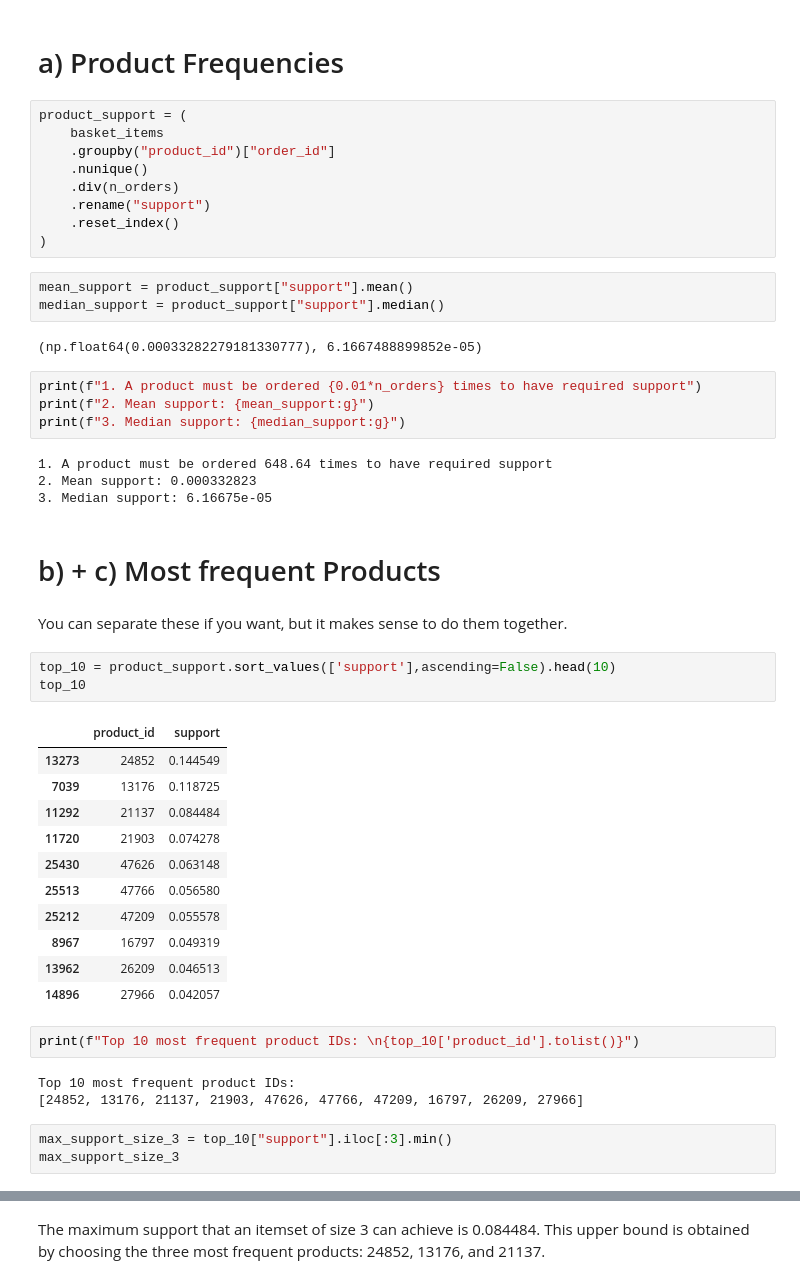
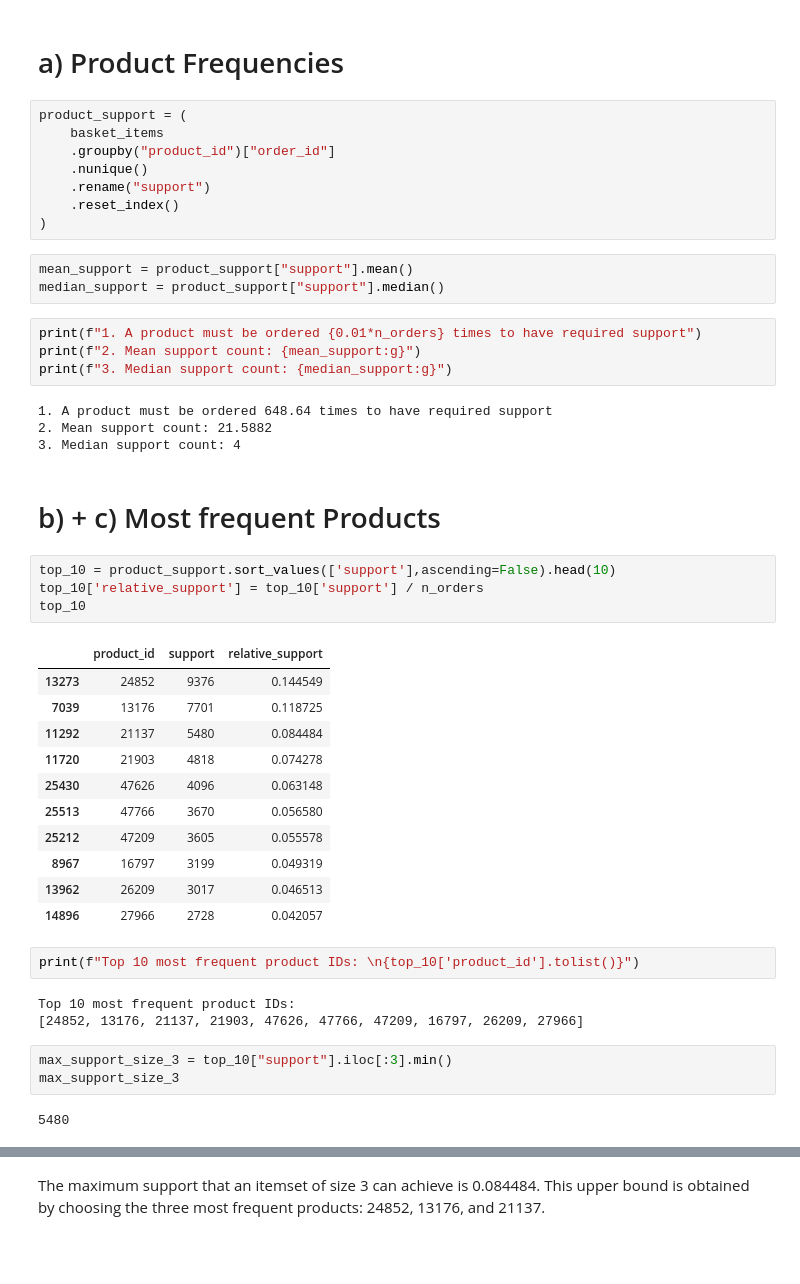
Before and after one commit to Vaetarium/IDS25WS_Assignment, a Jupyter notebook: Part2/files/Q1_market_basket_analysis.ipynb, the cells around one changed output, grey strips where cells are left out. Drawn from its saved outputs; the diff is of its cells as text; blank space fills up the shorter version.

```diff
--- a/Part2/files/Q1_market_basket_analysis.ipynb
+++ b/Part2/files/Q1_market_basket_analysis.ipynb
@@ -55,42 +43,38 @@ product_support = (
     basket_items
     .groupby("product_id")["order_id"]
     .nunique()
-    .div(n_orders)
     .rename("support")
     .reset_index()
 )
 # %%
 mean_support = product_support["support"].mean()
 median_support = product_support["support"].median()
-# %% [output]
-(np.float64(0.00033282279181330777), 6.1667488899852e-05)
 # %%
 print(f"1. A product must be ordered {0.01*n_orders} times to have required support")
-print(f"2. Mean support: {mean_support:g}")
-print(f"3. Median support: {median_support:g}")
+print(f"2. Mean support count: {mean_support:g}")
+print(f"3. Median support count: {median_support:g}")
 # %% [output]
 1. A product must be ordered 648.64 times to have required support
-2. Mean support: 0.000332823
-3. Median support: 6.16675e-05
+2. Mean support count: 21.5882
+3. Median support count: 4
 # %% [markdown]
 # b) + c) Most frequent Products
-# %% [markdown]
-You can separate these if you want, but it makes sense to do them together.
 # %%
 top_10 = product_support.sort_values(['support'],ascending=False).head(10)
+top_10['relative_support'] = top_10['support'] / n_orders
 top_10
 # %% [output]
-|  | product_id | support |
-| 13273 | 24852 | 0.144549 |
-| 7039 | 13176 | 0.118725 |
-| 11292 | 21137 | 0.084484 |
-| 11720 | 21903 | 0.074278 |
-| 25430 | 47626 | 0.063148 |
-| 25513 | 47766 | 0.056580 |
-| 25212 | 47209 | 0.055578 |
-| 8967 | 16797 | 0.049319 |
-| 13962 | 26209 | 0.046513 |
-| 14896 | 27966 | 0.042057 |
+|  | product_id | support | relative_support |
+| 13273 | 24852 | 9376 | 0.144549 |
+| 7039 | 13176 | 7701 | 0.118725 |
+| 11292 | 21137 | 5480 | 0.084484 |
+| 11720 | 21903 | 4818 | 0.074278 |
+| 25430 | 47626 | 4096 | 0.063148 |
+| 25513 | 47766 | 3670 | 0.056580 |
+| 25212 | 47209 | 3605 | 0.055578 |
+| 8967 | 16797 | 3199 | 0.049319 |
+| 13962 | 26209 | 3017 | 0.046513 |
+| 14896 | 27966 | 2728 | 0.042057 |
 # %%
 print(f"Top 10 most frequent product IDs: \n{top_10['product_id'].tolist()}")
 # %% [output]
@@ -99,6 +83,8 @@ Top 10 most frequent product IDs:
 # %%
 max_support_size_3 = top_10["support"].iloc[:3].min()
 max_support_size_3
+# %% [output]
+5480
 # %%
 itemset_3 = top_10["product_id"].iloc[:3].tolist()
 itemset_3
```
Also changed, not shown: parts of 3 cells of this notebook.
